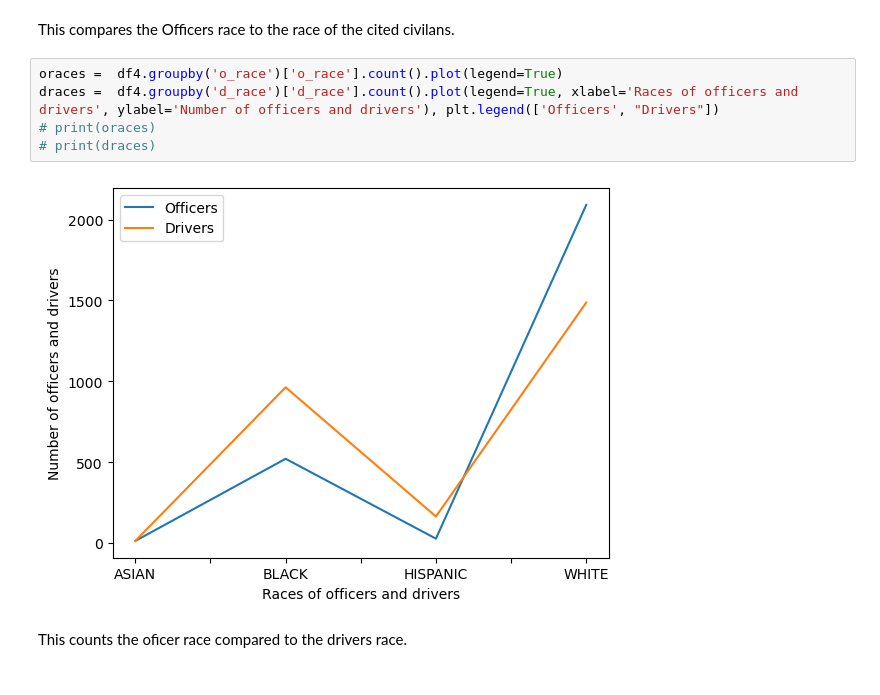
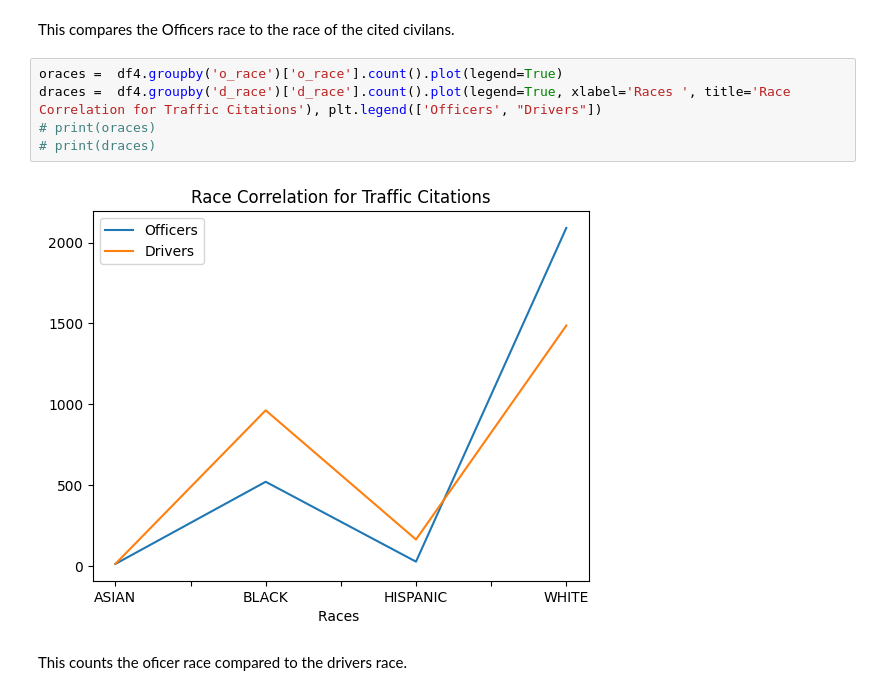
Before and after one commit to dmorton714/lmpd, a Jupyter notebook: final_code.ipynb, the cells around one changed output. Drawn from its saved outputs; the diff is of its cells as text.

```diff
--- a/final_code.ipynb
+++ b/final_code.ipynb
@@ -189,11 +174,11 @@ plt.show()
 This compares the Officers race to the race of the cited civilans.
 # %%
 oraces =  df4.groupby('o_race')['o_race'].count().plot(legend=True)
-draces =  df4.groupby('d_race')['d_race'].count().plot(legend=True, xlabel='Races of officers and drivers', ylabel='Number of officers and drivers'), plt.legend(['Officers', "Drivers"])
+draces =  df4.groupby('d_race')['d_race'].count().plot(legend=True, xlabel='Races ', title='Race Correlation for Traffic Citations'), plt.legend(['Officers', "Drivers"])
 # print(oraces)
 # print(draces)
 # %% [output]
-[figure, old version]
+[figure, new version]
 # %% [markdown]
 This counts the oficer race compared to the drivers race.
 # %%
```
Also changed, not shown: parts of 11 cells of this notebook, 2 other files.
